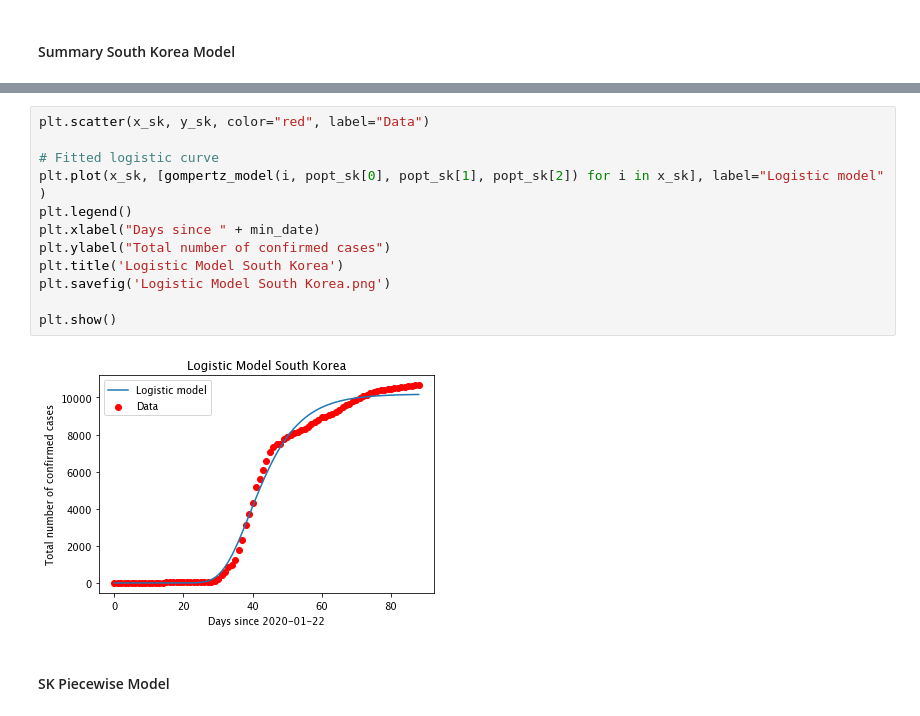
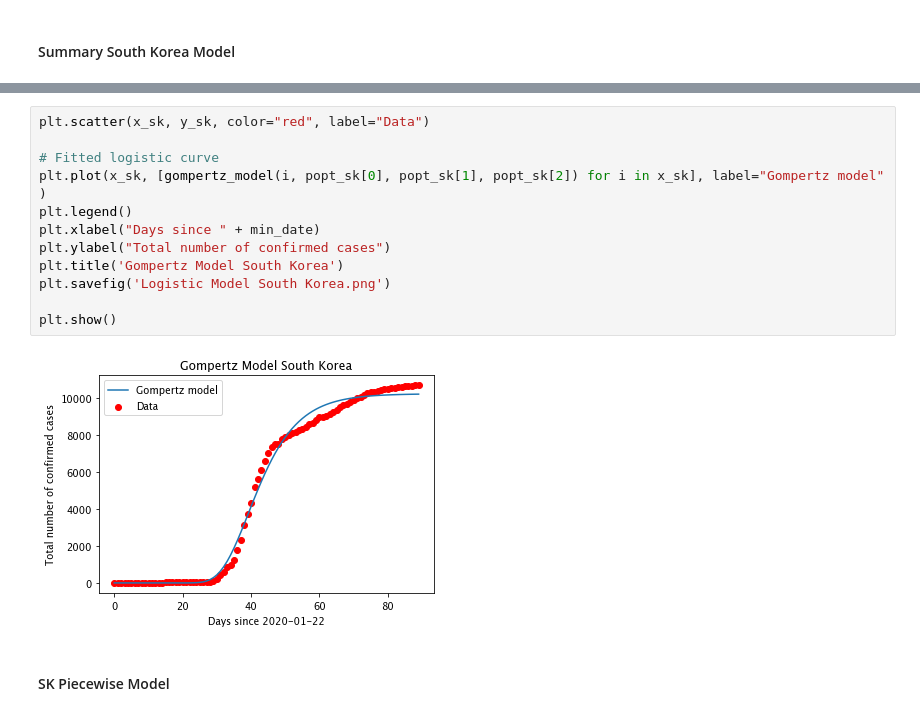
Before and after one commit to jayurbain/covid19, a Jupyter notebook: covid19_logistic_model.ipynb, the cells around one changed output, grey strips where cells are left out. Cells and saved outputs as stored; diff of their text form.

```diff
--- a/covid19_logistic_model.ipynb
+++ b/covid19_logistic_model.ipynb
@@ -711,17 +713,17 @@ infection_end_date_string 2020-08-23
 # %%
 plt.scatter(x_sk, y_sk, color="red", label="Data")
 
 # Fitted logistic curve
-plt.plot(x_sk, [gompertz_model(i, popt_sk[0], popt_sk[1], popt_sk[2]) for i in x_sk], label="Logistic model" )
+plt.plot(x_sk, [gompertz_model(i, popt_sk[0], popt_sk[1], popt_sk[2]) for i in x_sk], label="Gompertz model" )
 plt.legend()
 plt.xlabel("Days since " + min_date)
 plt.ylabel("Total number of confirmed cases")
-plt.title('Logistic Model South Korea')
+plt.title('Gompertz Model South Korea')
 plt.savefig('Logistic Model South Korea.png')
 
 plt.show()
 # %% [output]
-[figure, old version]
+[figure, new version]
 # %% [markdown]
 #### SK Piecewise Model
 # %%
```
Also changed, not shown: parts of 61 cells of this notebook, 16 other files.
